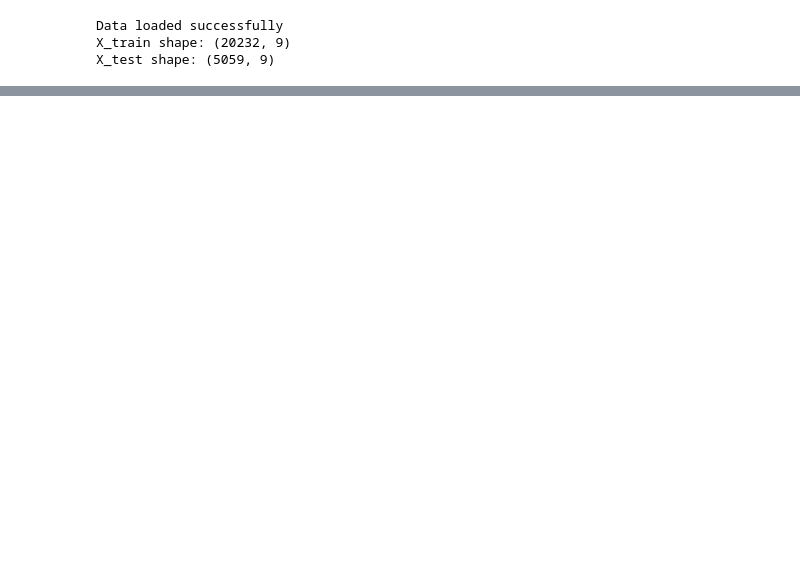
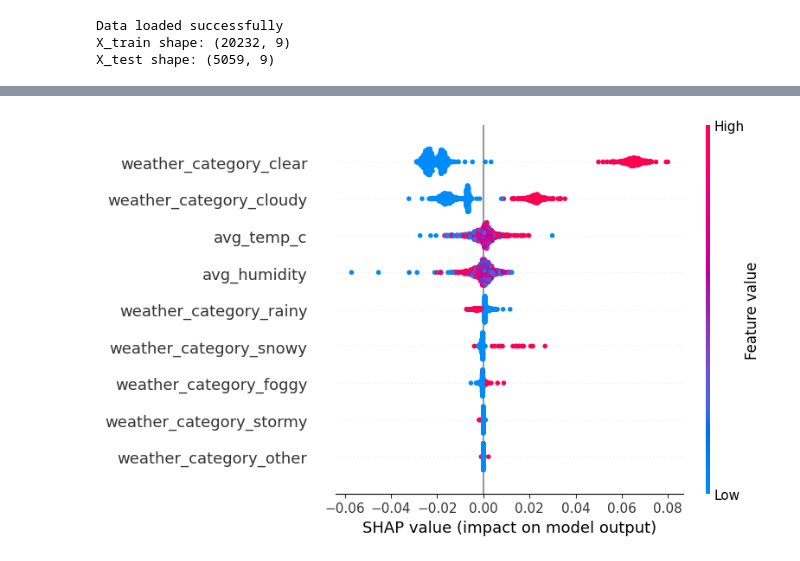
Before and after one commit to oscrfdez316/weather-mood-music, a Jupyter notebook: notebooks/03_regression.ipynb, the cells around one changed output, grey strips where cells are left out. Saved outputs shown, nothing was run; the diff lists cells and outputs as text; code cells hidden in the pictures; blank space fills up the shorter version.

```diff
--- a/notebooks/03_regression.ipynb
+++ b/notebooks/03_regression.ipynb
@@ -101,3 +133,18 @@ weather_category_stormy      -0.0286
  weather_category_snowy       0.0105
 weather_category_cloudy       0.0199
  weather_category_clear       0.0731
+# %%
+# SHAP values for Random Forest
+explainer = shap.TreeExplainer(rf)
+
+# Use a sample so it runs faster
+X_shap = X_test.sample(n=min(1000, len(X_test)), random_state=42)
+
+shap_values = explainer.shap_values(X_shap)
+
+shap.summary_plot(shap_values, X_shap, show=False)
+plt.tight_layout()
+plt.savefig('../results/figures/random_forest_shap_summary.png', dpi=150, bbox_inches='tight')
+plt.show()
+# %% [output]
+[figure, added]
```
Also changed, not shown: parts of 3 cells of this notebook, 10 other files.
